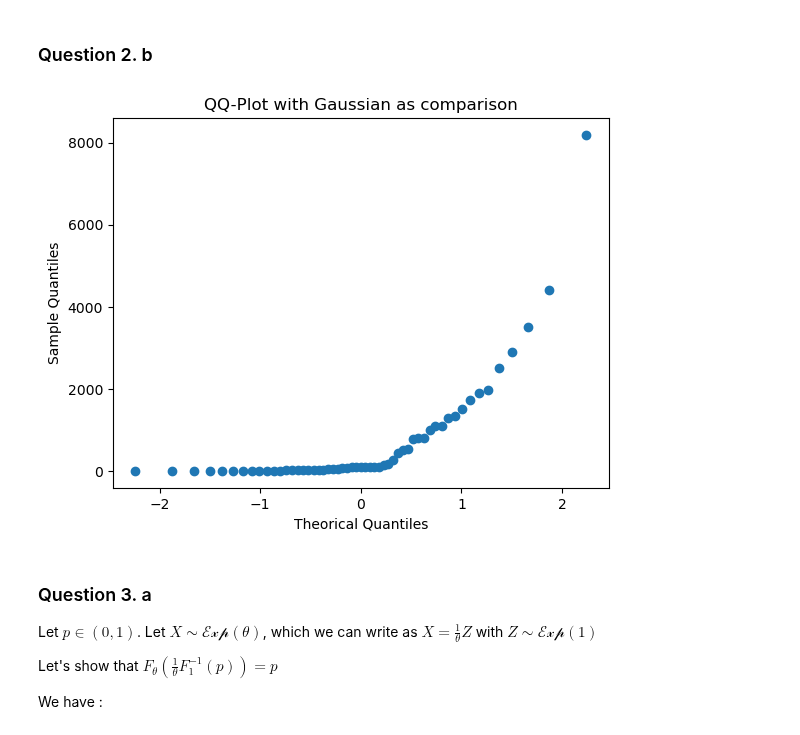
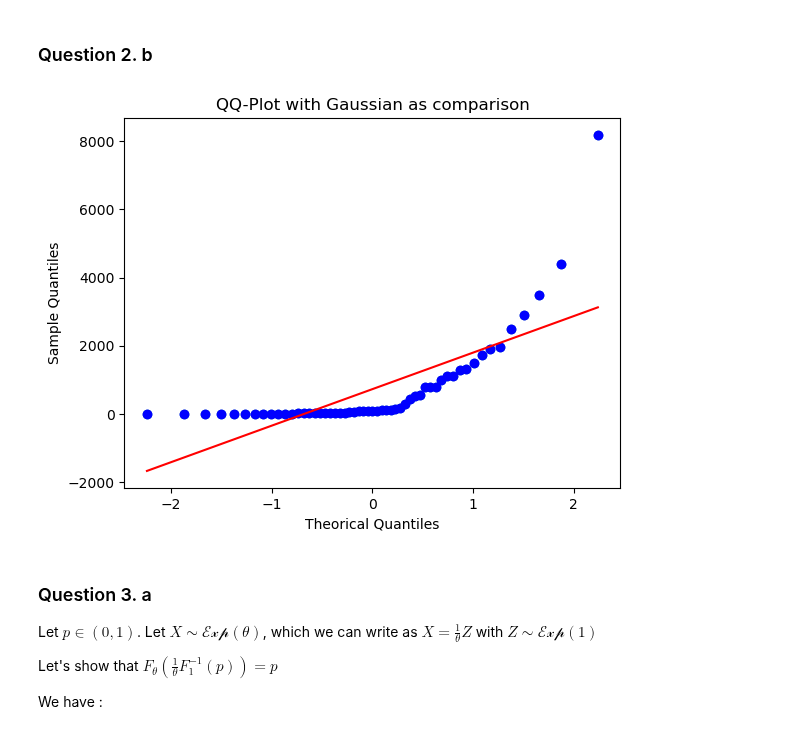
Before and after one commit to turbobato/projet_stats_2A, a Jupyter notebook: project_JAZERON_Guilhem.ipynb, the cells around one changed output. Drawn from its saved outputs; the diff is of its cells as text; code cells hidden in the pictures.

```diff
--- a/project_JAZERON_Guilhem.ipynb
+++ b/project_JAZERON_Guilhem.ipynb
@@ -62,14 +62,14 @@ Then we showed that : $F_{\theta}\circ (\sigma  \cdot F_{(0,1)}^{-1}+ \mu) = id_
 # %% [markdown]
 ### Question 2. b
 # %%
-osm, osr = ss.probplot(costs)
+osm, osr = ss.probplot(costs, plot = plt)
 plt.scatter(osm[0], osm[1])
 plt.title("QQ-Plot with Gaussian as comparison")
 plt.xlabel("Theorical Quantiles")
 plt.ylabel("Sample Quantiles")
 plt.show()
 # %% [output]
-[figure, old version]
+[figure, new version]
 # %% [markdown]
 ### Question 3. a
 
```
Also changed, not shown: parts of 1 cell of this notebook.
